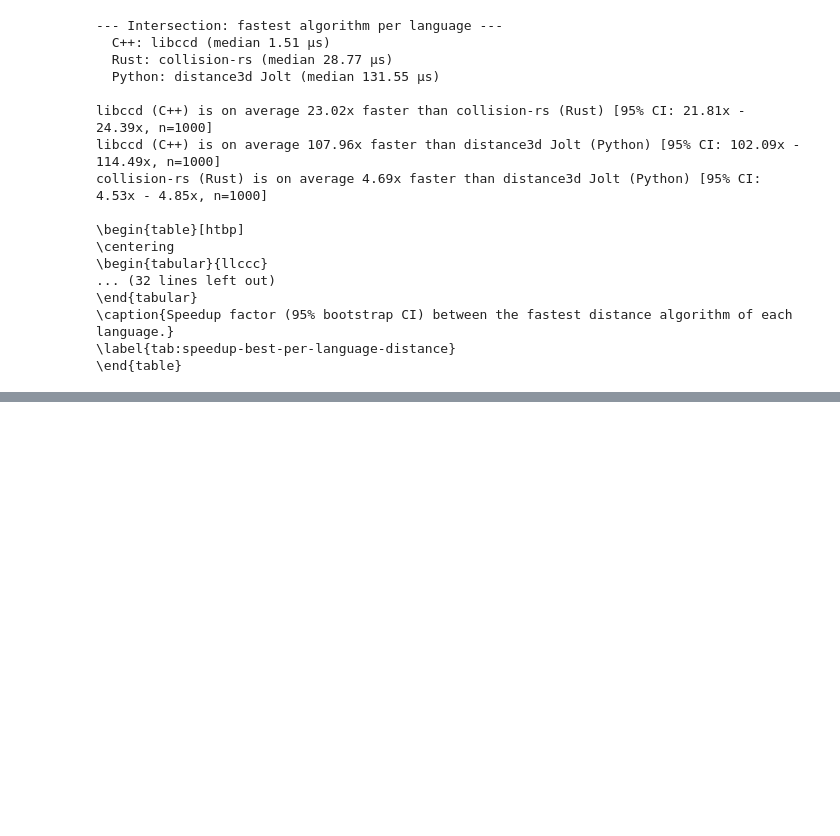
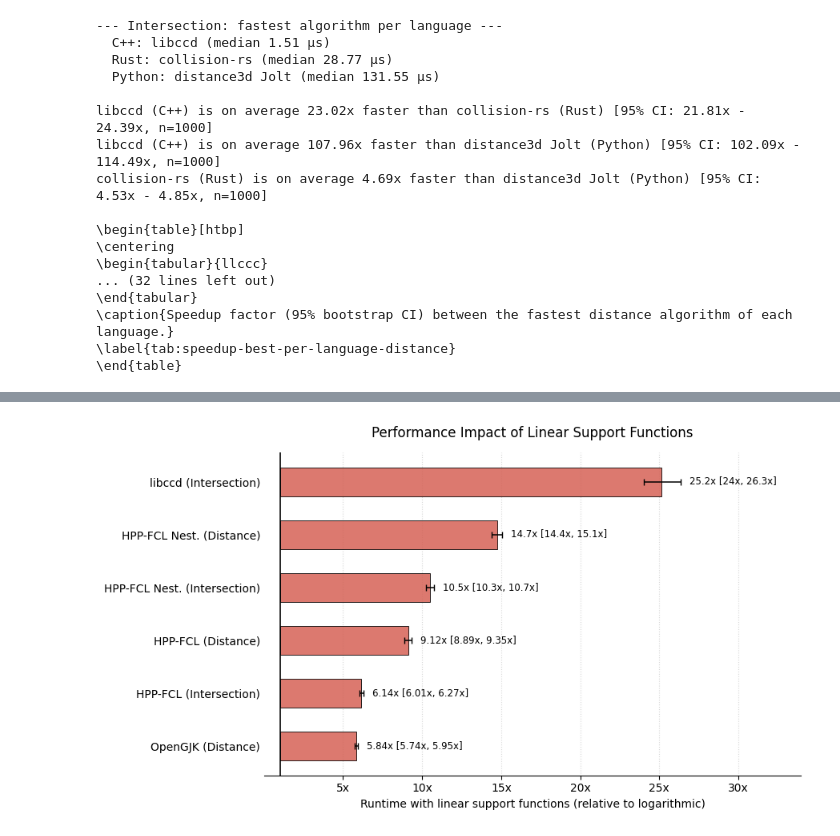
Before and after one commit to ThiloU/collision-comparison, a Jupyter notebook: compare-python/analyze_new/confidence_interval_analysis.ipynb, the cells around one changed output, grey strips where cells are left out. Drawn from its saved outputs; the diff is of its cells as text; code cells hidden in the pictures; blank space fills up the shorter version.

```diff
--- a/compare-python/analyze_new/confidence_interval_analysis.ipynb
+++ b/compare-python/analyze_new/confidence_interval_analysis.ipynb
@@ -16,10 +42,15 @@ from algo_metadata import AlgoData, algo_metadata
 # %%
-EXCLUDED_ALGORITHMS = [
-    "openGJK distance linear support",
-    "libccd intersection linear support",
-    "FCL intersection linear support",
-    "FCL distance linear support",
-]
+EXCLUDED_ALGORITHMS = ["Jolt distance", "Jolt intersection"]
+included_algorithms = [a for a in df.columns if a not in EXCLUDED_ALGORITHMS]
+# df = df[included_algorithms]
+
+EXCLUDED_ALGORITHMS = []
+# EXCLUDED_ALGORITHMS = [
+#     "openGJK distance linear support",
+#     "libccd intersection linear support",
+#     "FCL intersection linear support",
+#     "FCL distance linear support",
+# ]
 
 N_RESAMPLES = 9999
 CONFIDENCE_LEVEL = 0.95
@@ -174,0 +348,79 @@ collision-rs (Rust) is on average 4.69x faster than distance3d Jolt (Python) [95
+# %%
+# Plot the performance impact of linear support functions:
+from collections import defaultdict
+import matplotlib.ticker as mticker
+
+LIN_SUPPORT_SUFFIX = " [lin. support]"
+
+def strip_lin_support_suffix(pretty_name):
+    return pretty_name[: -len(LIN_SUPPORT_SUFFIX)] if pretty_name.endswith(LIN_SUPPORT_SUFFIX) else pretty_name
+
+
+pair_groups = defaultdict(dict)
+for algo, meta in algo_metadata.items():
+    if algo not in df.columns:
+        continue
+    base_name = strip_lin_support_suffix(meta.pretty_name)
+    variant = "lin_support" if meta.pretty_name.endswith(LIN_SUPPORT_SUFFIX) else "default"
+    pair_groups[(meta.language, meta.category, base_name)][variant] = algo
+
+lin_support_pairs = [
+    {
+        "language": lang, "category": category, "base_name": base_name,
+        "default_algo": variants["default"], "lin_support_algo": variants["lin_support"],
+    }
+    for (lang, category, base_name), variants in pair_groups.items()
+    if "default" in variants and "lin_support" in variants
+]
+
+if not lin_support_pairs:
+    print("No matching default / linear-support pairs found in the current data.")
+else:
+    rows = []
+    for pair in lin_support_pairs:
+        result = speedup_with_ci(df[pair["default_algo"]], df[pair["lin_support_algo"]], rng)
+        rows.append({
+            "label": f"{pair['base_name']} ({pair['category'].value})",
+            "ratio": result["point"], "ratio_low": result["ci_low"], "ratio_high": result["ci_high"],
+            "n": result["n"],
+        })
+
+    impact_df = pd.DataFrame(rows).sort_values("ratio").reset_index(drop=True)
+    xerr = np.abs(np.vstack([
+        impact_df["ratio"] - impact_df["ratio_low"],
+        impact_df["ratio_high"] - impact_df["ratio"],
+    ]))
+
+    fig, ax = plt.subplots(figsize=(9, 0.65 * len(impact_df) + 1.2))
+    y = np.arange(len(impact_df))
+    regress_color = "#d66256"
+
+    # bars start at the baseline (ratio = 1) and extend to the point estimate
+    ax.barh(y, impact_df["ratio"] - 1, left=1, color=regress_color, edgecolor="black",
+            linewidth=0.7, height=0.55, zorder=2, alpha=0.85)
+    ax.errorbar(impact_df["ratio"], y, xerr=xerr, fmt="none", ecolor="black",
+                capsize=3, linewidth=1.1, zorder=3)
+    ax.axvline(1, color="black", linewidth=1.2)
+
+    ax.set_yticks(y)
+    ax.set_yticklabels(impact_df["label"])
+    ax.set_xlabel("Runtime with linear support functions (relative to logarithmic)")
+    ax.set_title("Performance Impact of Linear Support Functions", pad=14)
+    ax.xaxis.set_major_formatter(mticker.FuncFormatter(lambda x, _: f"{x:g}x"))
+
+    right_edge = 1 + (impact_df["ratio_high"].max() - 1) * 1.3
+    ax.set_xlim(1 - (right_edge - 1) * 0.03, right_edge)
+
+    for yi, row in zip(y, impact_df.itertuples()):
+        label = f"{row.ratio:.3g}x [{row.ratio_low:.3g}x, {row.ratio_high:.3g}x]"
+        ax.annotate(label, xy=(row.ratio_high, yi), xytext=(8, 0), textcoords="offset points",
+                    va="center", ha="left", fontsize=8.5)
+
+    sns.despine(ax=ax, left=True)
+    ax.grid(axis="x", linestyle=":", alpha=0.5, zorder=0)
+    ax.tick_params(axis="y", length=0)
+    plt.tight_layout()
+    plt.savefig("linear_support_performance_impact.pdf", bbox_inches="tight")
+    plt.show()
+# %% [output]
+[figure, added]
```
Also changed, not shown: parts of 5 cells of this notebook, 4 other files.
